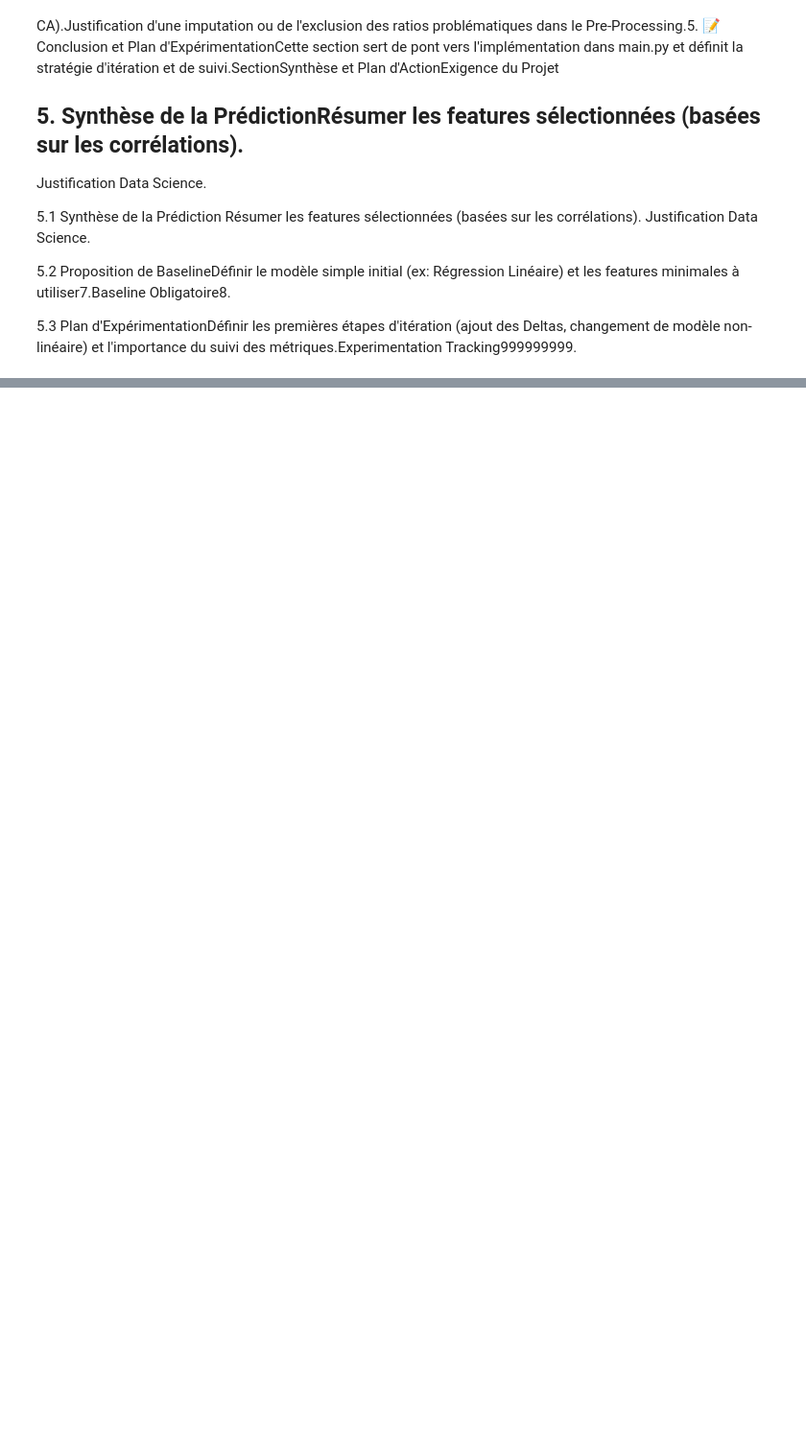
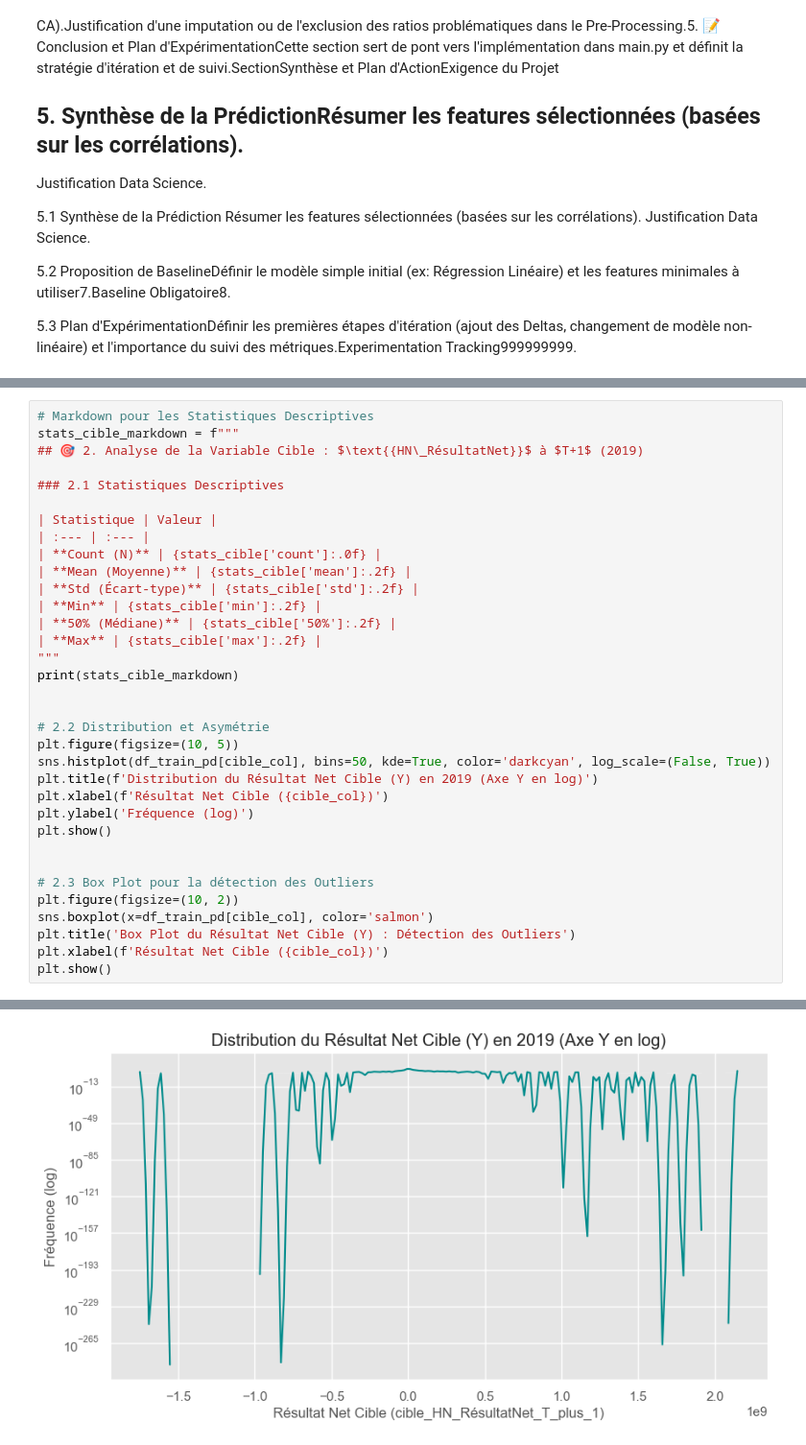
Before and after one commit to ugozchi/AS_Supervised_Learning, a Jupyter notebook: Notebooks/01_EDA.ipynb, the cells around one changed output, grey strips where cells are left out. Shown at 96% size. Drawn from its saved outputs; the diff is of its cells as text; blank space fills up the shorter version.

```diff
--- a/Notebooks/01_EDA.ipynb
+++ b/Notebooks/01_EDA.ipynb
@@ -187,0 +361,35 @@ print(f"✅ DataFrame de Training (T=2018, Cible Y=2019) chargé en Pandas.")
+# %%
+# Markdown pour les Statistiques Descriptives
+stats_cible_markdown = f"""
+## 🎯 2. Analyse de la Variable Cible : $\text{{HN\_RésultatNet}}$ à $T+1$ (2019)
+
+### 2.1 Statistiques Descriptives
+
+| Statistique | Valeur |
+| :--- | :--- |
+| **Count (N)** | {stats_cible['count']:.0f} |
+| **Mean (Moyenne)** | {stats_cible['mean']:.2f} |
+| **Std (Écart-type)** | {stats_cible['std']:.2f} |
+| **Min** | {stats_cible['min']:.2f} |
+| **50% (Médiane)** | {stats_cible['50%']:.2f} |
+| **Max** | {stats_cible['max']:.2f} |
+"""
+print(stats_cible_markdown)
+
+
+# 2.2 Distribution et Asymétrie
+plt.figure(figsize=(10, 5))
+sns.histplot(df_train_pd[cible_col], bins=50, kde=True, color='darkcyan', log_scale=(False, True))
+plt.title(f'Distribution du Résultat Net Cible (Y) en 2019 (Axe Y en log)')
+plt.xlabel(f'Résultat Net Cible ({cible_col})')
+plt.ylabel('Fréquence (log)')
+plt.show()
+
+
+# 2.3 Box Plot pour la détection des Outliers
+plt.figure(figsize=(10, 2))
+sns.boxplot(x=df_train_pd[cible_col], color='salmon')
+plt.title('Box Plot du Résultat Net Cible (Y) : Détection des Outliers')
+plt.xlabel(f'Résultat Net Cible ({cible_col})')
+plt.show()
+# %% [output]
@@ -187,0 +408 @@ print(f"✅ DataFrame de Training (T=2018, Cible Y=2019) chargé en Pandas.")
+[figure, added]
```
Also changed, not shown: parts of 11 cells of this notebook, 2 other files.
